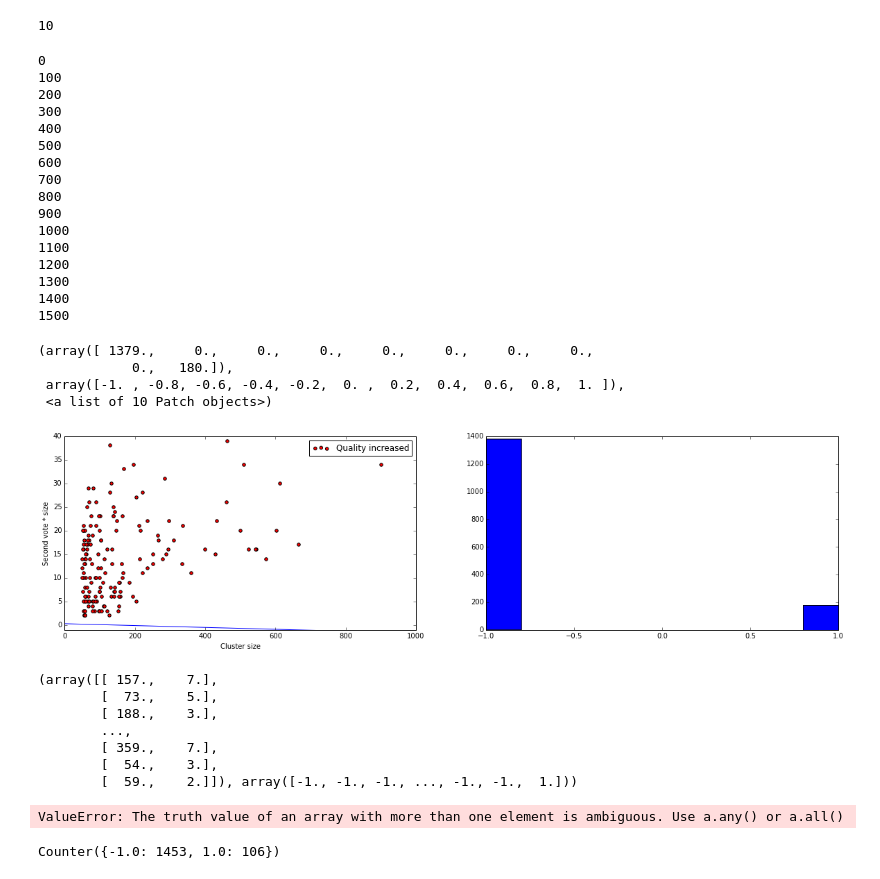
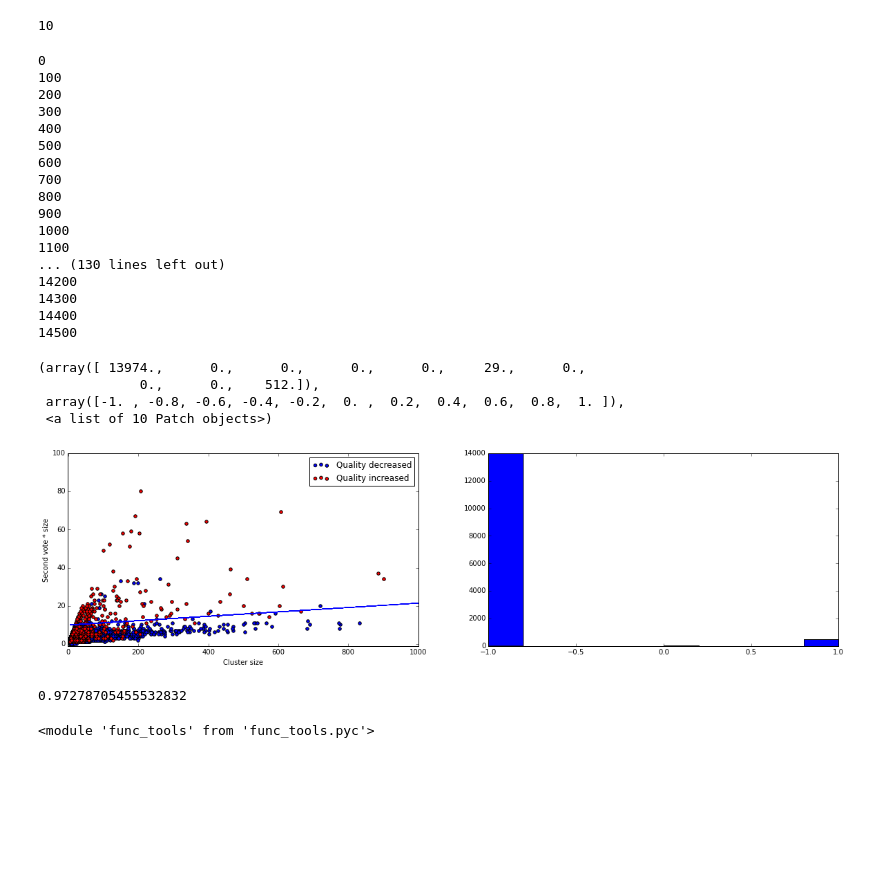
Before and after one commit to NikitaDurasov/CAB_imm, a Jupyter notebook: base.ipynb, the cells around one changed output. Drawn from its saved outputs; the diff is of its cells as text; code cells hidden in the pictures; blank space fills up the shorter version.

```diff
--- a/base.ipynb
+++ b/base.ipynb
@@ -391,7 +392,7 @@ final_rcm = read_rcm('final_repertoire.rcm')
 final_clusters = construct_clusters(final_rcm, id_dict)
 # %%
 # final_rep - final repertoire constructed by igrec
-final_rep = clusters2rep(final_clusters)
+final_rep = clusters2rep(clusters_filtering(final_clusters))
 # %%
 # res - dict with second votes calculated for every position in cluster
 # final_res - same as res calculated for igrec results
@@ -536,5 +542,5 @@ from func_tools import *
 # %%
-r = simple_clusters_classification(clusters_filtering(final_clusters, threshold=50), rep)
+r = simple_clusters_classification(clusters_filtering(final_clusters), rep)
 # %% [output]
 0
 100
@@ -548,61 +554,48 @@ r = simple_clusters_classification(clusters_filtering(final_clusters, threshold=
 900
 1000
 1100
-1200
-1300
-1400
-1500
+... (130 lines left out)
+14200
+14300
+14400
+14500
 # %%
 max_final_second_vote = {key:(np.max(final_res[key].values()) if len(final_res[key].values()) else 0) for key in final_res}
 # %%
 dots = []
-sizes = clusters_size_dict(clusters_filtering(final_clusters, threshold=50))
+sizes = clusters_size_dict(clusters_filtering(final_clusters))
 fig, axes = plt.subplots(ncols=2, nrows=1, figsize=(20,5))
 for key in sizes:
-    dots.append((sizes[key], sizes[key]*max_final_second_vote[key], r[key]))
-#axes[0].scatter([x[0] for x in dots if x[2] == -1], [x[1] for x in dots if x[2] == -1], c='b', label='Quality decreased')
+    dots.append((sizes[key], sizes[key]*max_final_second_vote[key], r[key] if r[key] else -1))
+axes[0].scatter([x[0] for x in dots if x[2] == -1], [x[1] for x in dots if x[2] == -1], c='b', label='Quality decreased')
 axes[0].scatter([x[0] for x in dots if x[2] == 0], [x[1] for x in dots if x[2] == 0], c='k')
 axes[0].scatter([x[0] for x in dots if x[2] == 1], [x[1] for x in dots if x[2] == 1], c='r', label='Quality increased')
 
 classifier = LogisticRegression()
 classifier.fit(np.array(dots)[:,[0,1]], np.array(dots)[:,2])
-axes[0].plot(range(1000),np.poly1d(classifier.coef_[0])(range(1000)))
+
+def log_func(x):
+    return (-classifier.intercept_ - classifier.coef_[0][0] * x)/classifier.coef_[0][1]
+axes[0].plot(np.array(dots)[:,0], map(log_func, np.array(dots)[:,0]))
 
 axes[0].legend()
 axes[0].set_xlim((-1, 1000))
-axes[0].set_ylim((-1, 40))
+axes[0].set_ylim((-1, 100))
 axes[0].set_ylabel("Second vote * size")
 axes[0].set_xlabel("Cluster size")
 
 axes[1].hist(r.values())
 # %% [output]
-(array([ 1379.,     0.,     0.,     0.,     0.,     0.,     0.,     0.,
-            0.,   180.]),
+(array([ 13974.,      0.,      0.,      0.,      0.,     29.,      0.,
+             0.,      0.,    512.]),
  array([-1. , -0.8, -0.6, -0.4, -0.2,  0. ,  0.2,  0.4,  0.6,  0.8,  1. ]),
  <a list of 10 Patch objects>)
-[figure, old version]
+[figure, new version]
 # %%
-np.array(dots)[:,[0,1]],  np.array(dots)[:,2]
+cross_val_score(classifier, np.array(dots)[:,[0,1]], np.array(dots)[:,2], cv=5).mean()
 # %% [output]
-(array([[ 157.,    7.],
-        [  73.,    5.],
-        [ 188.,    3.],
-        ...,
-        [ 359.,    7.],
-        [  54.,    3.],
-        [  59.,    2.]]), array([-1., -1., -1., ..., -1., -1.,  1.]))
+0.97278705455532832
-# %%
-classifier = LogisticRegression()
-classifier.fit(np.array(dots)[:,[0,1]], np.array(dots)[:,2])
-pred = classifier.predict(np.array(dots)[:,[0,1]])
-
-plt.scatter([x[0] for x in dots if pred == -1], [x[1] for x in dots if pred == -1], c='b', label='Quality decreased')
-plt.scatter([x[0] for x in dots if pred == 1], [x[1] for x in dots if pred == 1], c='r', label='Quality increased')
-
-plt.plot(range(1000),np.poly1d(classifier.coef_[0])(range(1000)))
-# %% [output]
-ValueError: The truth value of an array with more than one element is ambiguous. Use a.any() or a.all()
-# %%
-plt.scatter()
-# %% [output]
-Counter({-1.0: 1453, 1.0: 106})
+# %%
+reload(func_tools)
+# %% [output]
+<module 'func_tools' from 'func_tools.pyc'>
```
Also changed, not shown: parts of 12 cells of this notebook, 2 other files.
